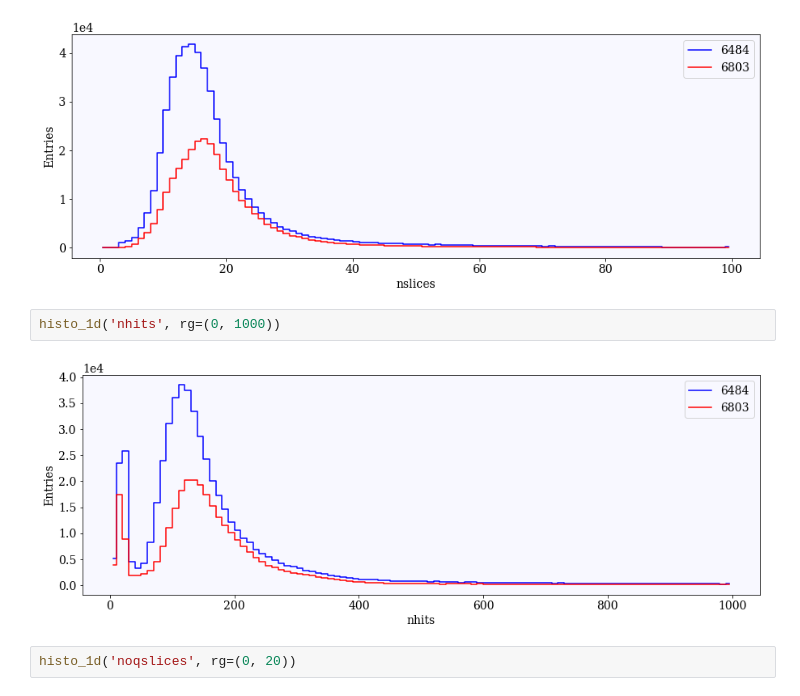
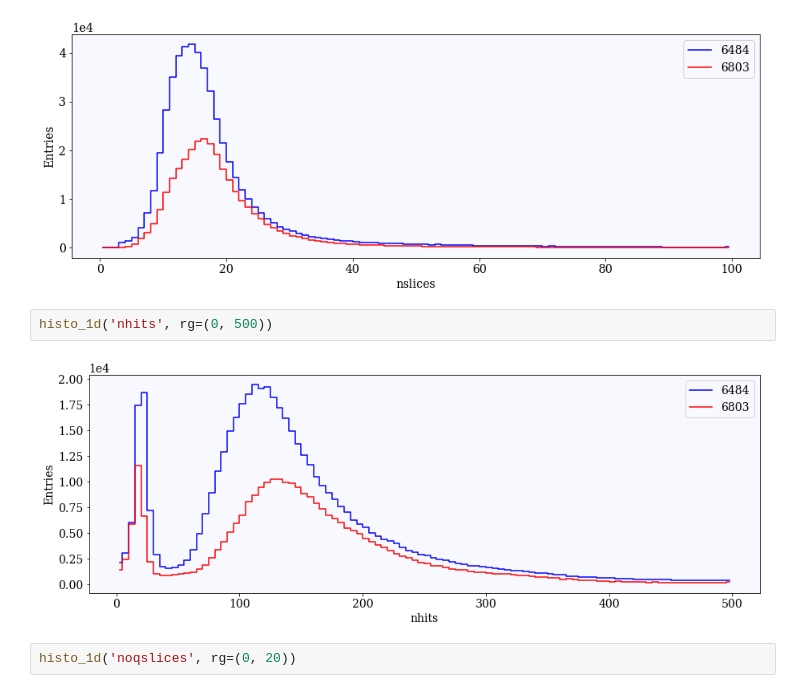
Before and after one commit to gondiaz/ICAROSNB, a Jupyter notebook: GDL/comparations/6484_6803/Var_plots.ipynb, the cells around one changed output. Cells and saved outputs as stored; diff of their text form.

```diff
--- a/GDL/comparations/6484_6803/Var_plots.ipynb
+++ b/GDL/comparations/6484_6803/Var_plots.ipynb
@@ -164,9 +159,9 @@ histo_1d('nslices', rg=(0, 100))
 # %% [output]
 [figure]
 # %%
-histo_1d('nhits', rg=(0, 1000))
+histo_1d('nhits', rg=(0, 500))
 # %% [output]
-[figure, old version]
+[figure, new version]
 # %%
 histo_1d('noqslices', rg=(0, 20))
 # %% [output]
```
Also changed, not shown: parts of 3 cells of this notebook, 1 other file.
